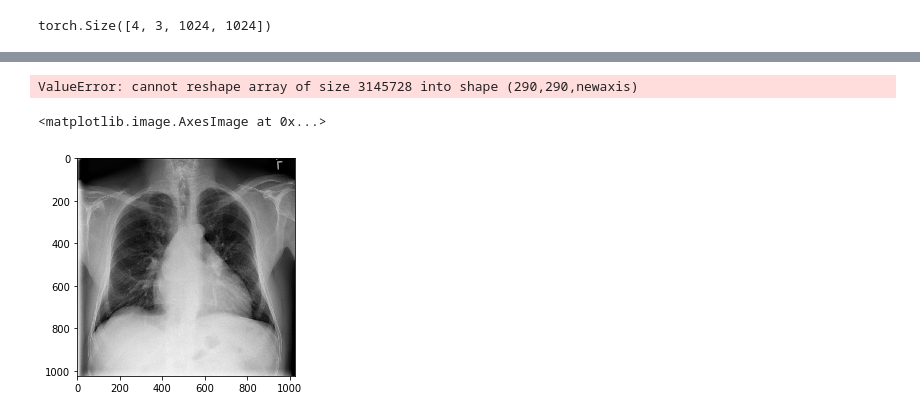
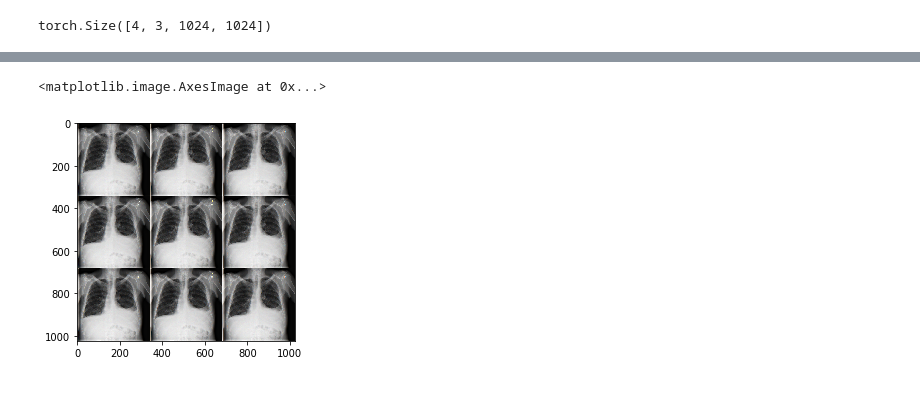
Before and after one commit to shik3519/DL-Xray, a Jupyter notebook: Pytorch dataloader - Labels from csv file.ipynb, the cells around one changed output, grey strips where cells are left out. Saved outputs shown, nothing was run; the diff lists cells and outputs as text; code cells hidden in the pictures.

```diff
--- a/Pytorch dataloader - Labels from csv file.ipynb
+++ b/Pytorch dataloader - Labels from csv file.ipynb
@@ -101,9 +106,5 @@ torch.Size([4, 3, 1024, 1024])
 # %%
-plt.imshow((xmb[0].numpy()).reshape(290,290,-1))
+plt.imshow((xmb[0].numpy()).reshape(1024,1024,-1))
 # %% [output]
-ValueError: cannot reshape array of size 3145728 into shape (290,290,newaxis)
+<matplotlib.image.AxesImage at 0x...>
+[figure, added]
-# %%
-plt.imshow(plt.imread('data/images_transform/00000001_000.png'))
-# %% [output]
-<matplotlib.image.AxesImage at 0x...>
-[figure, removed]
```
Also changed, not shown: parts of 10 cells of this notebook.
